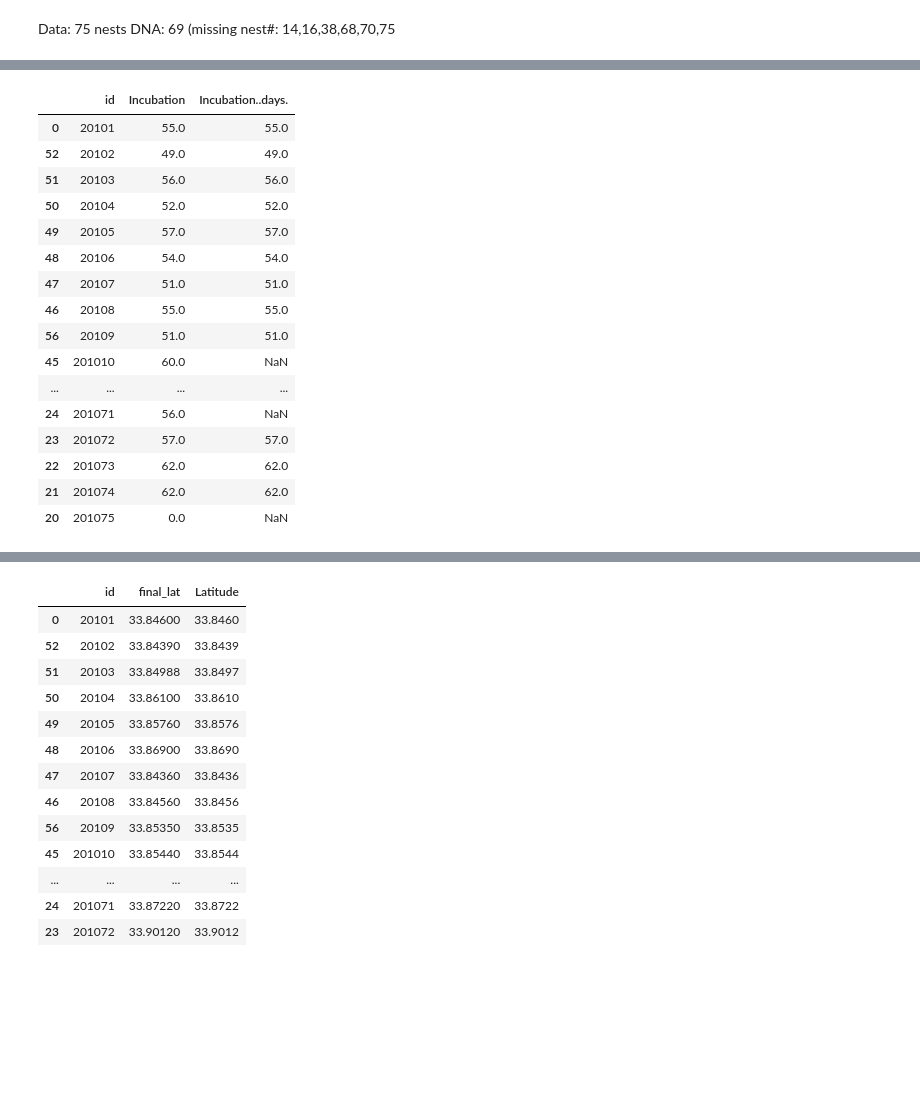
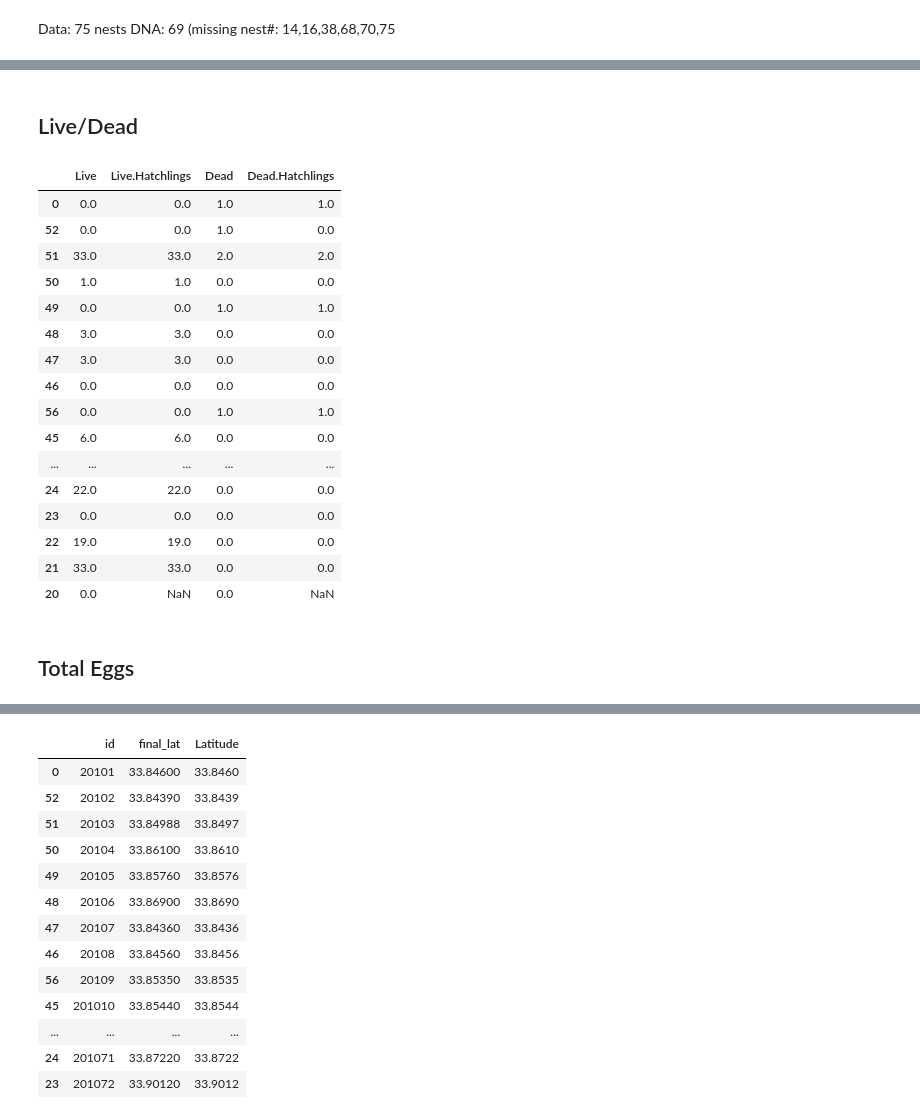
Before and after one commit to Chemmy96/BHIC, a Jupyter notebook: MergedSet.ipynb, the cells around one changed output, grey strips where cells are left out. Saved outputs shown, nothing was run; the diff lists cells and outputs as text; code cells hidden in the pictures; blank space fills up the shorter version.

```diff
--- a/MergedSet.ipynb
+++ b/MergedSet.ipynb
@@ -111,20 +215,24 @@ merge10[['id','total_eggs','Clutch.Count']]
-# %%
-merge10[['id','Incubation','Incubation..days.']]
-# %% [output]
-|  | id | Incubation | Incubation..days. |
-| 0 | 20101 | 55.0 | 55.0 |
-| 52 | 20102 | 49.0 | 49.0 |
-| 51 | 20103 | 56.0 | 56.0 |
-| 50 | 20104 | 52.0 | 52.0 |
-| 49 | 20105 | 57.0 | 57.0 |
-| 48 | 20106 | 54.0 | 54.0 |
-| 47 | 20107 | 51.0 | 51.0 |
-| 46 | 20108 | 55.0 | 55.0 |
-| 56 | 20109 | 51.0 | 51.0 |
-| 45 | 201010 | 60.0 | NaN |
-| ... | ... | ... | ... |
-| 24 | 201071 | 56.0 | NaN |
-| 23 | 201072 | 57.0 | 57.0 |
-| 22 | 201073 | 62.0 | 62.0 |
-| 21 | 201074 | 62.0 | 62.0 |
-| 20 | 201075 | 0.0 | NaN |
+# %% [markdown]
+## Live/Dead
+# %%
+merge10[['Live','Live.Hatchlings','Dead','Dead.Hatchlings']]
+# %% [output]
+|  | Live | Live.Hatchlings | Dead | Dead.Hatchlings |
+| 0 | 0.0 | 0.0 | 1.0 | 1.0 |
+| 52 | 0.0 | 0.0 | 1.0 | 0.0 |
+| 51 | 33.0 | 33.0 | 2.0 | 2.0 |
+| 50 | 1.0 | 1.0 | 0.0 | 0.0 |
+| 49 | 0.0 | 0.0 | 1.0 | 1.0 |
+| 48 | 3.0 | 3.0 | 0.0 | 0.0 |
+| 47 | 3.0 | 3.0 | 0.0 | 0.0 |
+| 46 | 0.0 | 0.0 | 0.0 | 0.0 |
+| 56 | 0.0 | 0.0 | 1.0 | 1.0 |
+| 45 | 6.0 | 6.0 | 0.0 | 0.0 |
+| ... | ... | ... | ... | ... |
+| 24 | 22.0 | 22.0 | 0.0 | 0.0 |
+| 23 | 0.0 | 0.0 | 0.0 | 0.0 |
+| 22 | 19.0 | 19.0 | 0.0 | 0.0 |
+| 21 | 33.0 | 33.0 | 0.0 | 0.0 |
+| 20 | 0.0 | NaN | 0.0 | NaN |
+# %% [markdown]
+## Total Eggs
```
Also changed, not shown: parts of 119 cells of this notebook.
